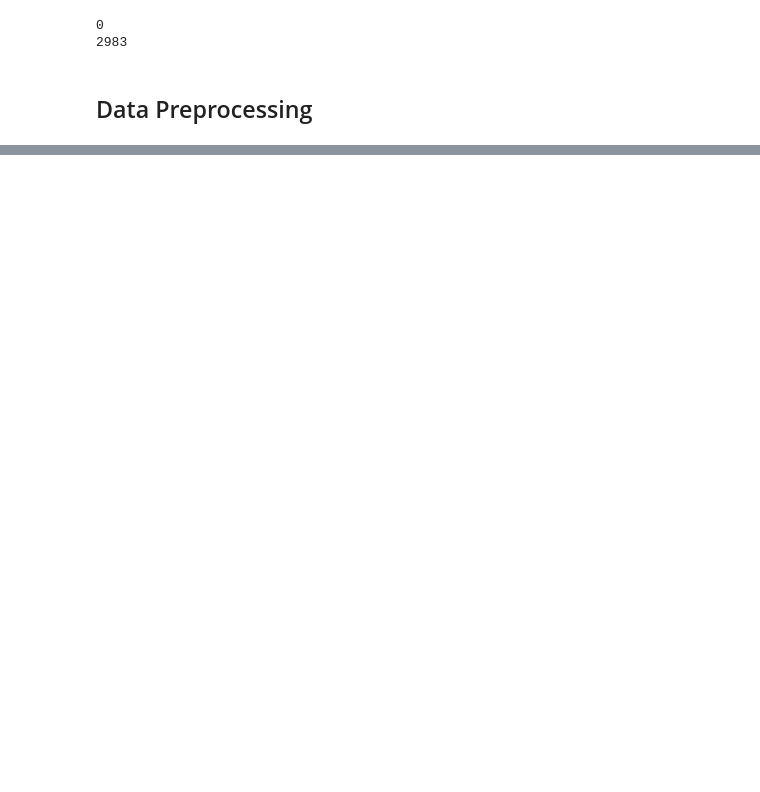
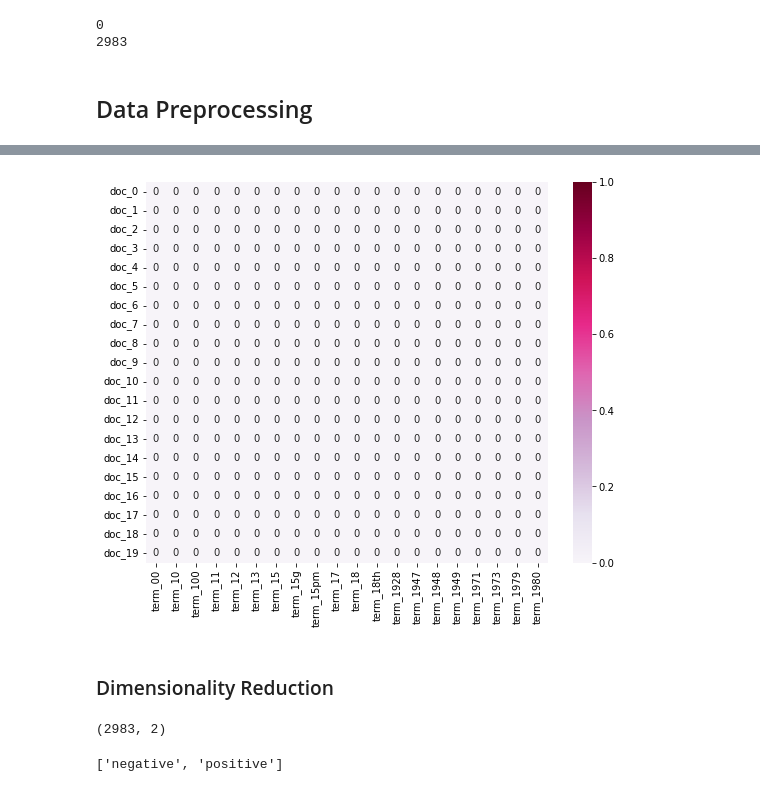
Before and after one commit to Friend838/DM2022-Lab1-Homework, a Jupyter notebook: Second_part.ipynb, the cells around one changed output, grey strips where cells are left out. Cells and saved outputs as stored; diff of their text form; code cells hidden in the pictures; blank space fills up the shorter version.

```diff
--- a/Second_part.ipynb
+++ b/Second_part.ipynb
@@ -169,0 +248,10 @@ print(len(X))
+# %%
+token = []
+token_in_one_sentence = []
+for sentence in list(X['text']):
+    for d in nltk.sent_tokenize(sentence, language='english'):
+        for word in nltk.word_tokenize(d, language='english'):
+            token_in_one_sentence.append(word)
+    token.append(token_in_one_sentence)
+    token_in_one_sentence = []
+token[0:5]
@@ -169,0 +276,3 @@ print(len(X))
+# %%
+X['unigrams'] = token
+X
@@ -169,0 +295,6 @@ print(len(X))
+# %%
+from sklearn.feature_extraction.text import CountVectorizer
+
+count_vect = CountVectorizer()
+X_counts = count_vect.fit_transform(X.text) #learn the vocabulary and return document-term matrix
+print(X_counts[0])
@@ -169,0 +378,6 @@ print(len(X))
+# %%
+# plot heat map
+plot_x = ["term_"+str(i) for i in count_vect.get_feature_names_out()[0:20]]
+plot_y = ["doc_"+ str(i) for i in list(X.index)[0:20]]
+plot_z = X_counts[0:20, 0:20].toarray()
+plot_z
@@ -169,0 +402,22 @@ print(len(X))
+# %%
+import seaborn as sns
+
+df_todraw = pd.DataFrame(plot_z, columns = plot_x, index = plot_y)
+plt.subplots(figsize=(9, 7))
+ax = sns.heatmap(df_todraw,
+                 cmap="PuRd",
+                 vmin=0, vmax=1, annot=True)
+# %% [output]
+[figure, added]
+# %% [markdown]
+### Dimensionality Reduction
+# %%
+from sklearn.decomposition import PCA
+X_reduced = PCA(n_components = 2).fit_transform(X_counts.toarray())
+X_reduced.shape
+# %% [output]
+(2983, 2)
+# %%
+categories
+# %% [output]
+['negative', 'positive']
```
Also changed, not shown: parts of 45 cells of this notebook, 1 other file.
